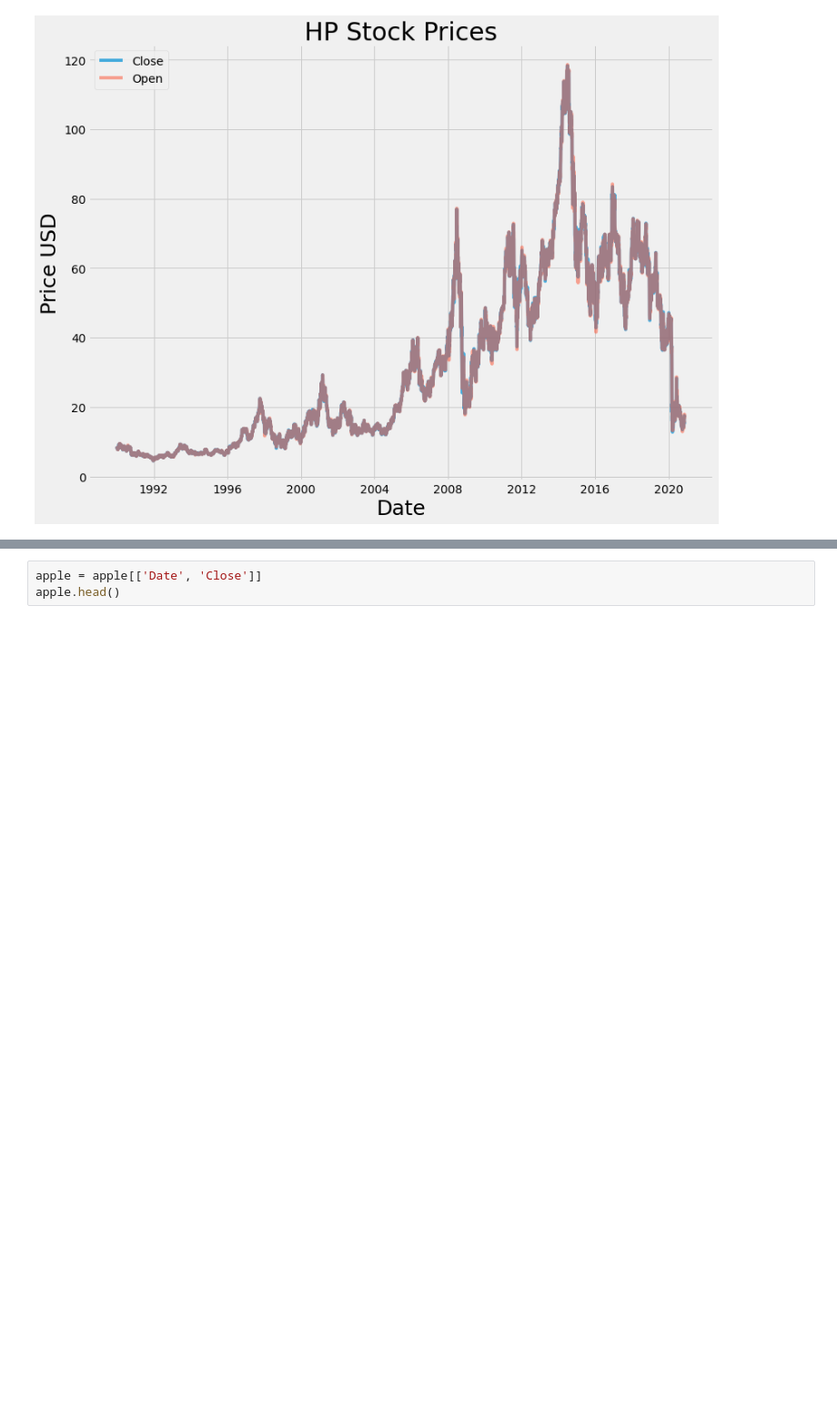
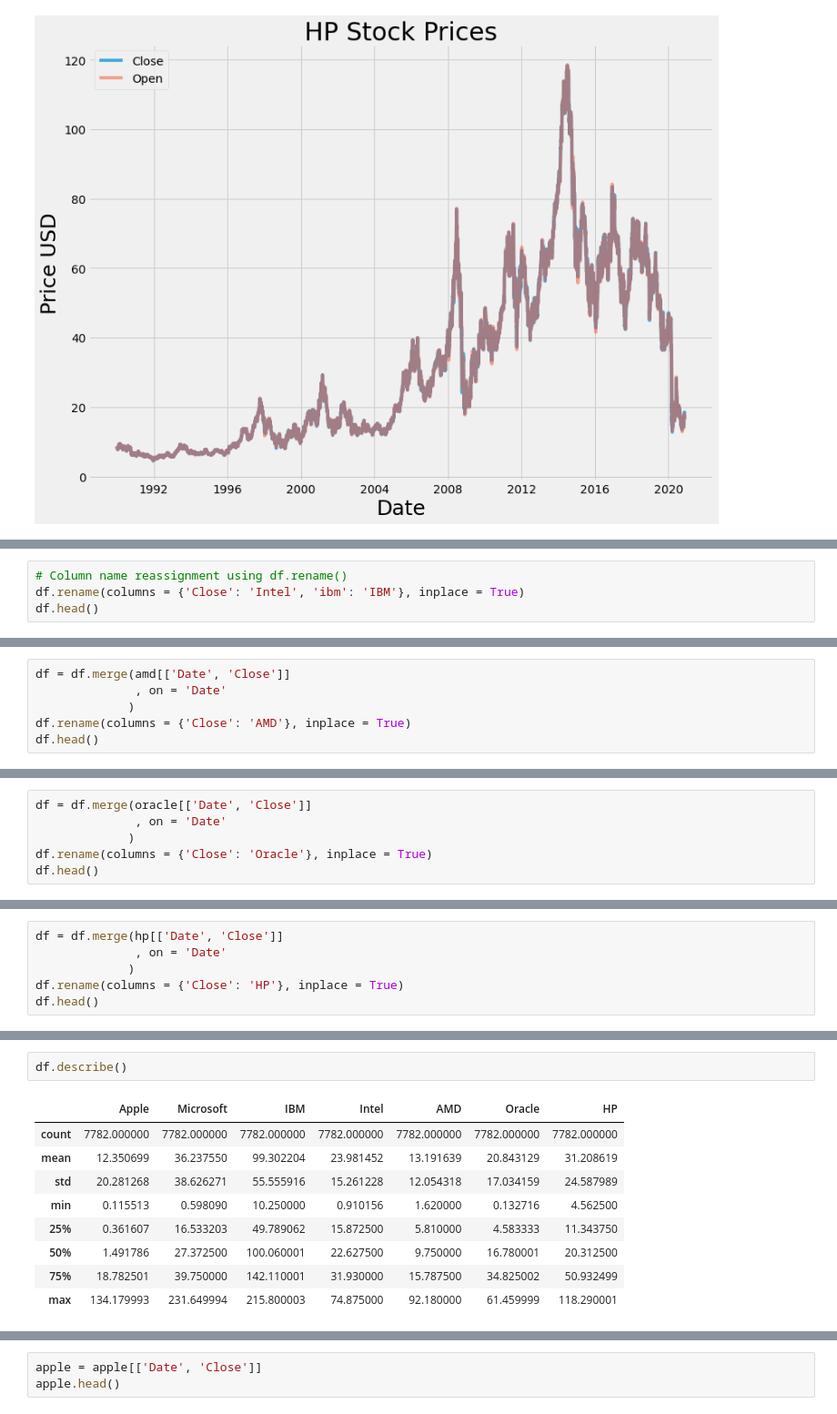
Before and after one commit to yuchild/erik_interviewqs, a Jupyter notebook: question_stocks_monte_carlo.ipynb, the cells around one changed output, grey strips where cells are left out. Shown at 91% size. Saved outputs shown, nothing was run; the diff lists cells and outputs as text; blank space fills up the shorter version.

```diff
--- a/question_stocks_monte_carlo.ipynb
+++ b/question_stocks_monte_carlo.ipynb
@@ -433,0 +544,4 @@ plt.legend(loc = 'upper left');
+# %%
+# Column name reassignment using df.rename()
+df.rename(columns = {'Close': 'Intel', 'ibm': 'IBM'}, inplace = True)
+df.head()
@@ -433,0 +555,6 @@ plt.legend(loc = 'upper left');
+# %%
+df = df.merge(amd[['Date', 'Close']]
+              , on = 'Date'
+             )
+df.rename(columns = {'Close': 'AMD'}, inplace = True)
+df.head()
@@ -433,0 +568,6 @@ plt.legend(loc = 'upper left');
+# %%
+df = df.merge(oracle[['Date', 'Close']]
+              , on = 'Date'
+             )
+df.rename(columns = {'Close': 'Oracle'}, inplace = True)
+df.head()
@@ -433,0 +581,6 @@ plt.legend(loc = 'upper left');
+# %%
+df = df.merge(hp[['Date', 'Close']]
+              , on = 'Date'
+             )
+df.rename(columns = {'Close': 'HP'}, inplace = True)
+df.head()
@@ -433,0 +606,12 @@ plt.legend(loc = 'upper left');
+# %%
+df.describe()
+# %% [output]
+|  | Apple | Microsoft | IBM | Intel | AMD | Oracle | HP |
+| count | 7782.000000 | 7782.000000 | 7782.000000 | 7782.000000 | 7782.000000 | 7782.000000 | 7782.000000 |
+| mean | 12.350699 | 36.237550 | 99.302204 | 23.981452 | 13.191639 | 20.843129 | 31.208619 |
+| std | 20.281268 | 38.626271 | 55.555916 | 15.261228 | 12.054318 | 17.034159 | 24.587989 |
+| min | 0.115513 | 0.598090 | 10.250000 | 0.910156 | 1.620000 | 0.132716 | 4.562500 |
+| 25% | 0.361607 | 16.533203 | 49.789062 | 15.872500 | 5.810000 | 4.583333 | 11.343750 |
+| 50% | 1.491786 | 27.372500 | 100.060001 | 22.627500 | 9.750000 | 16.780001 | 20.312500 |
+| 75% | 18.782501 | 39.750000 | 142.110001 | 31.930000 | 15.787500 | 34.825002 | 50.932499 |
+| max | 134.179993 | 231.649994 | 215.800003 | 74.875000 | 92.180000 | 61.459999 | 118.290001 |
```
Also changed, not shown: parts of 47 cells of this notebook.
